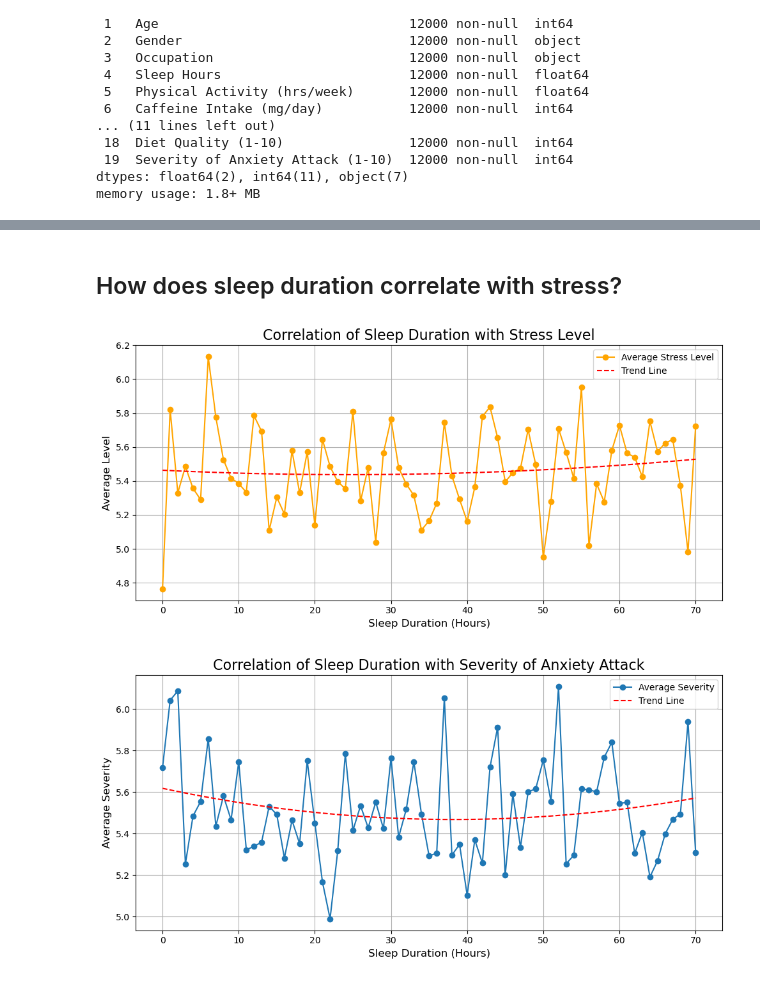
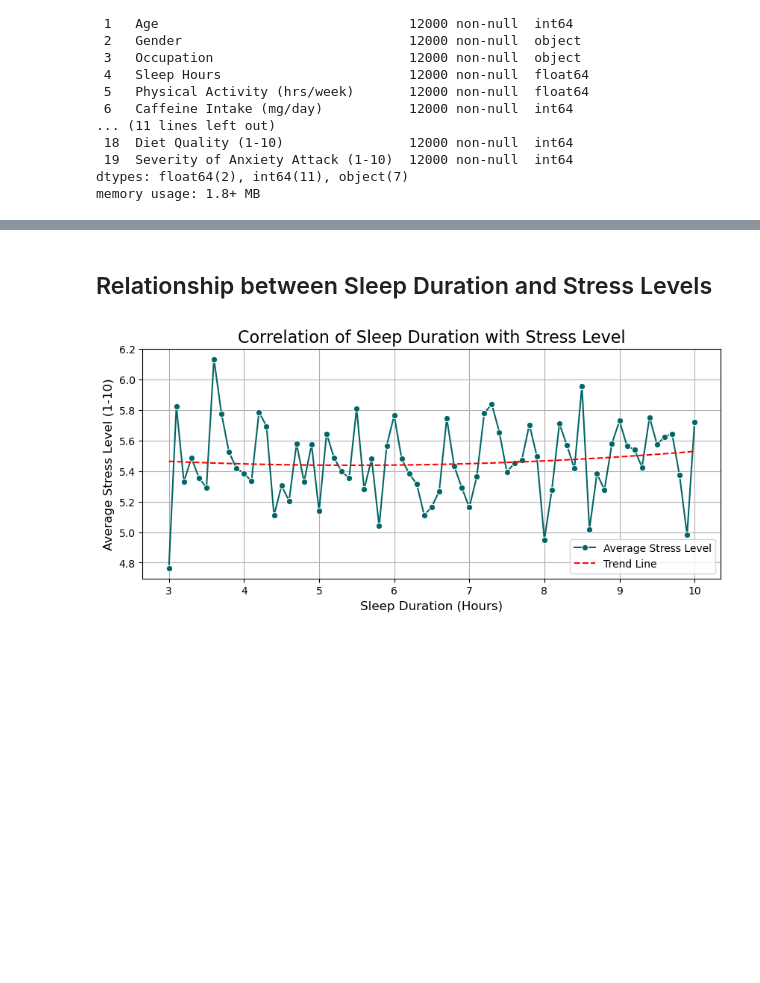
Before and after one commit to jonc1412/EDA-projects, a Jupyter notebook: anxiety-attack/anxiety_attack_analysis.ipynb, the cells around one changed output, grey strips where cells are left out. Saved outputs shown, nothing was run; the diff lists cells and outputs as text; code cells hidden in the pictures; blank space fills up the shorter version.

```diff
--- a/anxiety-attack/anxiety_attack_analysis.ipynb
+++ b/anxiety-attack/anxiety_attack_analysis.ipynb
@@ -95,0 +94,3 @@ df.describe()
+# %%
+colors = ['#99e2b4', '#88d4ab', '#78c6a3', '#67b99a', '#56ab91', '#469d89', '#358f80', '#248277', '#14746f', '#036666']
+sns.set_palette(sns.color_palette(colors))
@@ -151,39 +123,21 @@ From this bar chart, the occupations labeled: **Teacher**, **Unemployed**, and *
-# %% [markdown]
-## How does sleep duration correlate with stress?
+# %% [markdown]
+## Relationship between Sleep Duration and Stress Levels
 # %%
-sleep_df = df.groupby('Sleep Hours')
-sleep_stress = sleep_df[['Stress Level (1-10)', 'Severity of Anxiety Attack (1-10)']].mean().reset_index()
+sleep_relationship = df.groupby('Sleep Hours')[['Stress Level (1-10)', 'Severity of Anxiety Attack (1-10)']].mean().reset_index()
 
-x_stress = sleep_stress.index
-y_stress = sleep_stress['Stress Level (1-10)']
-
-x_anxiety = sleep_stress.index
-y_anxiety = sleep_stress['Severity of Anxiety Attack (1-10)']
+x_stress = sleep_relationship['Sleep Hours']
+y_stress = sleep_relationship['Stress Level (1-10)']
 
 trend_stress = np.poly1d(np.polyfit(x_stress, y_stress, 2))
-trend_anxiety = np.poly1d(np.polyfit(x_anxiety, y_anxiety, 2))
 
-plt.figure(figsize=(10,5))
-plt.plot(sleep_stress.index, sleep_stress['Stress Level (1-10)'], label='Average Stress Level', marker='o', color='orange')
+plt.figure(figsize=(10, 4))
+sns.lineplot(data=sleep_relationship, x='Sleep Hours', y='Stress Level (1-10)', label='Average Stress Level', marker='o', color=colors[9])
 plt.plot(x_stress, trend_stress(x_stress), label='Trend Line', linestyle='--', color='red')
 plt.title('Correlation of Sleep Duration with Stress Level', fontsize=16)
 plt.xlabel('Sleep Duration (Hours)', fontsize=12)
-plt.ylabel('Average Level', fontsize=12)
+plt.ylabel('Average Stress Level (1-10)', fontsize=12)
 plt.legend()
 plt.grid(True)
-plt.tight_layout()
 plt.show()
-
-plt.figure(figsize=(10,5))
-plt.plot(sleep_stress.index, sleep_stress['Severity of Anxiety Attack (1-10)'], label='Average Severity', marker='o')
-plt.plot(x_anxiety, trend_anxiety(x_anxiety), label='Trend Line', linestyle='--', color='red')
-plt.title('Correlation of Sleep Duration with Severity of Anxiety Attack', fontsize=16)
-plt.xlabel('Sleep Duration (Hours)', fontsize=12)
-plt.ylabel('Average Severity', fontsize=12)
-plt.legend()
-plt.grid(True)
-plt.tight_layout()
-plt.show()
 # %% [output]
-[figure, old version]
+[figure, new version]
-[figure, removed]
```
Also changed, not shown: parts of 9 cells of this notebook.
